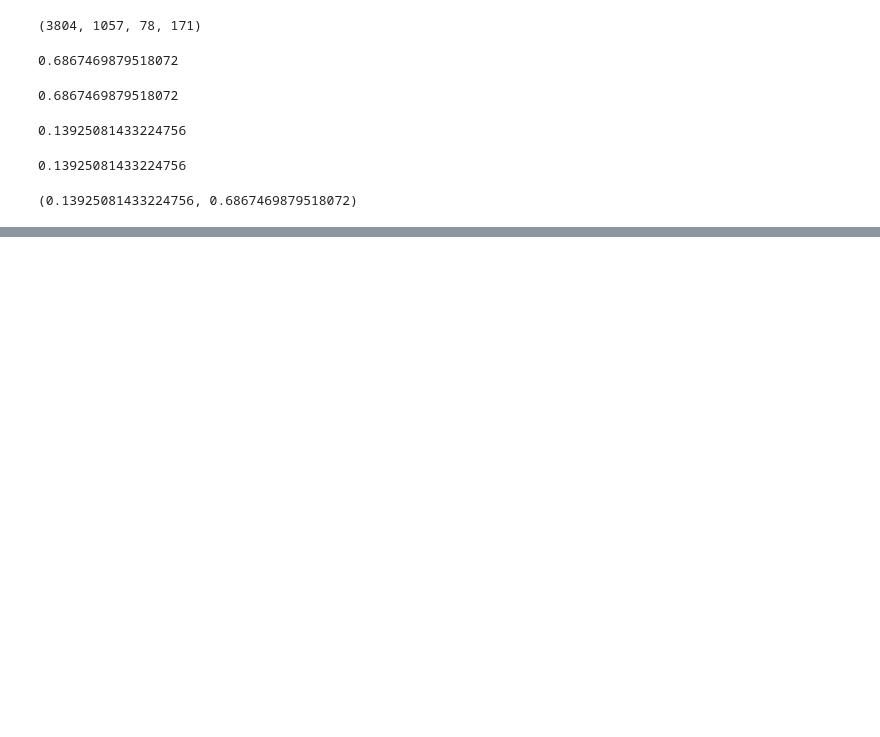
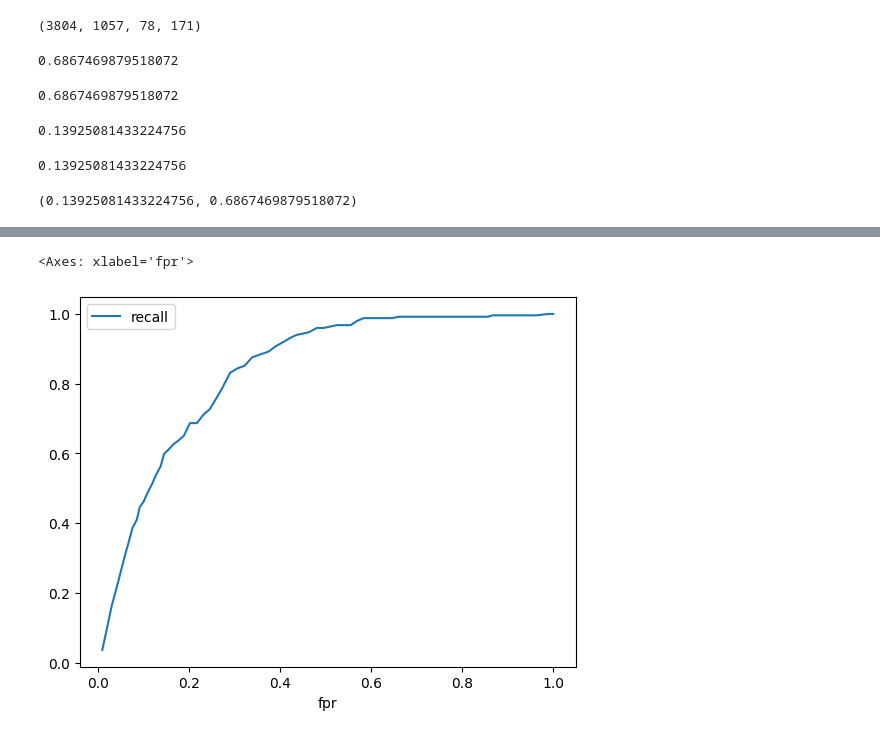
Before and after one commit to Qu1nnD/CS290, a Jupyter notebook: StrokePredictor.ipynb, the cells around one changed output, grey strips where cells are left out. Drawn from its saved outputs; the diff is of its cells as text; code cells hidden in the pictures; blank space fills up the shorter version.

```diff
--- a/StrokePredictor.ipynb
+++ b/StrokePredictor.ipynb
@@ -229,0 +236,7 @@ pr.plot(x="threshold", y=["precision", "recall"])
+# %%
+fprs=[]
+for threshold in thresholds:
+  fpr=get_fpr(threshold)
+  fprs.append(fpr)
+# %%
+pr["fpr"]=fprs
@@ -229,0 +252,5 @@ pr.plot(x="threshold", y=["precision", "recall"])
+# %%
+pr.plot(x="fpr",y="recall")
+# %% [output]
+<Axes: xlabel='fpr'>
+[figure, added]
```
Also changed, not shown: parts of 6 cells of this notebook.
